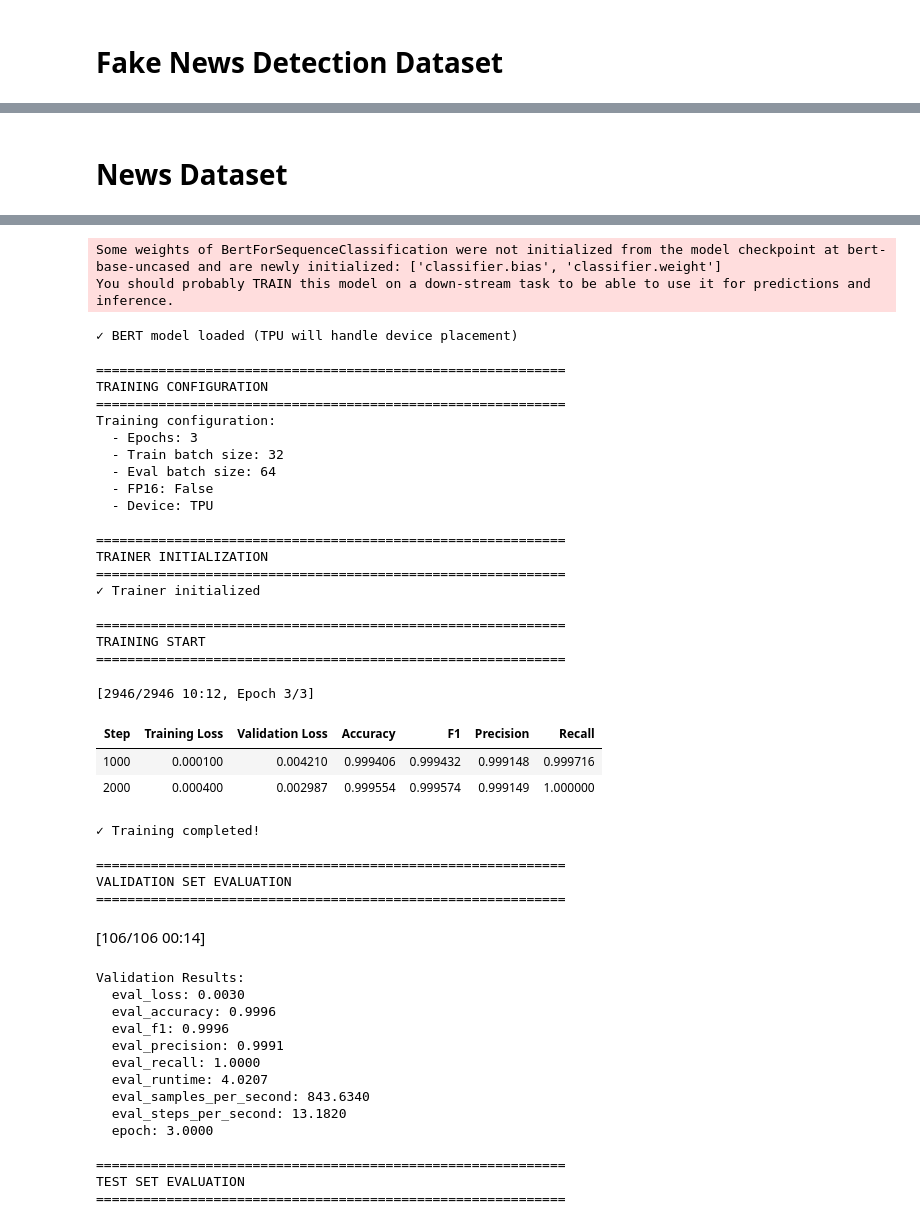
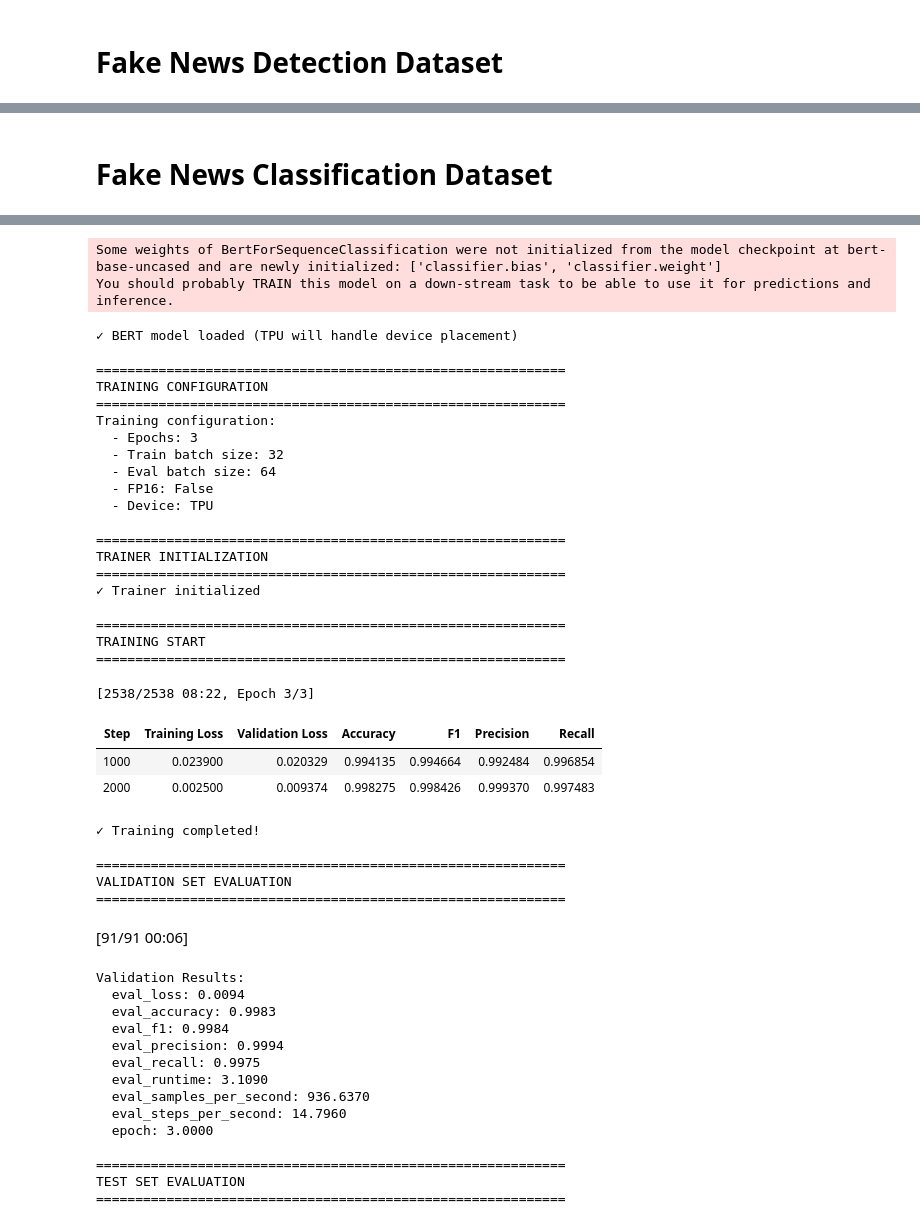
Before and after one commit to sadjordan/Detecting-Fake-News-with-Deep-Learning, a Jupyter notebook: Code/dataset_processing/BERT-Finetuning.ipynb, the cells around one changed output, grey strips where cells are left out. Drawn from its saved outputs; the diff is of its cells as text; code cells hidden in the pictures.

```diff
--- a/Code/dataset_processing/BERT-Finetuning.ipynb
+++ b/Code/dataset_processing/BERT-Finetuning.ipynb
@@ -549,7 +660,7 @@ BERT FINE-TUNING COMPLETE! 🎉
 # %% [markdown]
-# News Dataset
+# Fake News Classification Dataset
 # %%
-train_loop("/content/drive/MyDrive/datasets/News_Dataset_processed.csv", "/content/drive/MyDrive/bert_models/News_Dataset_processed")
+train_loop("/content/drive/MyDrive/datasets/Fake_News_Detection_processed.csv", "/content/drive/MyDrive/bert_models/Fake_News_Detection")
 # %% [output]
 ============================================================
 DATA LOADING
@@ -564,51 +675,51 @@ label
 Name: count, dtype: int64
 
 ... (28 lines left out)
 
 ============================================================
 MODEL LOADING
 ============================================================
 Some weights of BertForSequenceClassification were not initialized from the model checkpoint at bert-base-uncased and are newly initialized: ['classifier.bias', 'classifier.weight']
 You should probably TRAIN this model on a down-stream task to be able to use it for predictions and inference.
 ✓ BERT model loaded (TPU will handle device placement)
 
 ============================================================
 TRAINING CONFIGURATION
 ============================================================
 Training configuration:
   - Epochs: 3
   - Train batch size: 32
   - Eval batch size: 64
   - FP16: False
   - Device: TPU
 
 ============================================================
 TRAINER INITIALIZATION
 ============================================================
 ✓ Trainer initialized
 
 ============================================================
 TRAINING START
 ============================================================
-[2946/2946 10:12, Epoch 3/3]
+[2538/2538 08:22, Epoch 3/3]
 | Step | Training Loss | Validation Loss | Accuracy | F1 | Precision | Recall |
-| 1000 | 0.000100 | 0.004210 | 0.999406 | 0.999432 | 0.999148 | 0.999716 |
-| 2000 | 0.000400 | 0.002987 | 0.999554 | 0.999574 | 0.999149 | 1.000000 |
+| 1000 | 0.023900 | 0.020329 | 0.994135 | 0.994664 | 0.992484 | 0.996854 |
+| 2000 | 0.002500 | 0.009374 | 0.998275 | 0.998426 | 0.999370 | 0.997483 |
 ✓ Training completed!
 
 ============================================================
 VALIDATION SET EVALUATION
 ============================================================
-[106/106 00:14]
+[91/91 00:06]
 Validation Results:
-  eval_loss: 0.0030
-  eval_accuracy: 0.9996
-  eval_f1: 0.9996
-  eval_precision: 0.9991
-  eval_recall: 1.0000
-  eval_runtime: 4.0207
-  eval_samples_per_second: 843.6340
-  eval_steps_per_second: 13.1820
+  eval_loss: 0.0094
+  eval_accuracy: 0.9983
+  eval_f1: 0.9984
+  eval_precision: 0.9994
+  eval_recall: 0.9975
+  eval_runtime: 3.1090
+  eval_samples_per_second: 936.6370
+  eval_steps_per_second: 14.7960
   epoch: 3.0000
 
 ============================================================
```
Also changed, not shown: parts of 9 cells of this notebook, 1 other file.
